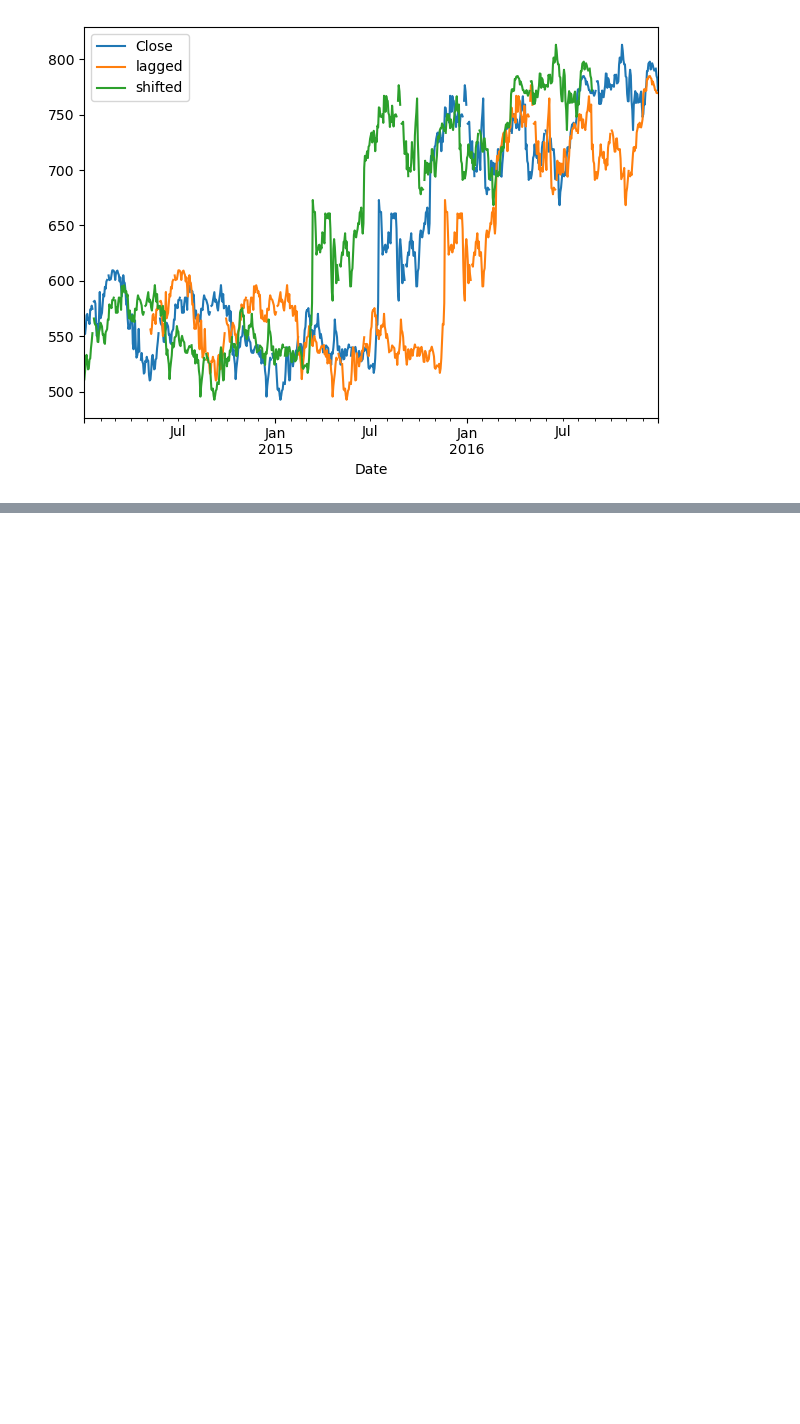
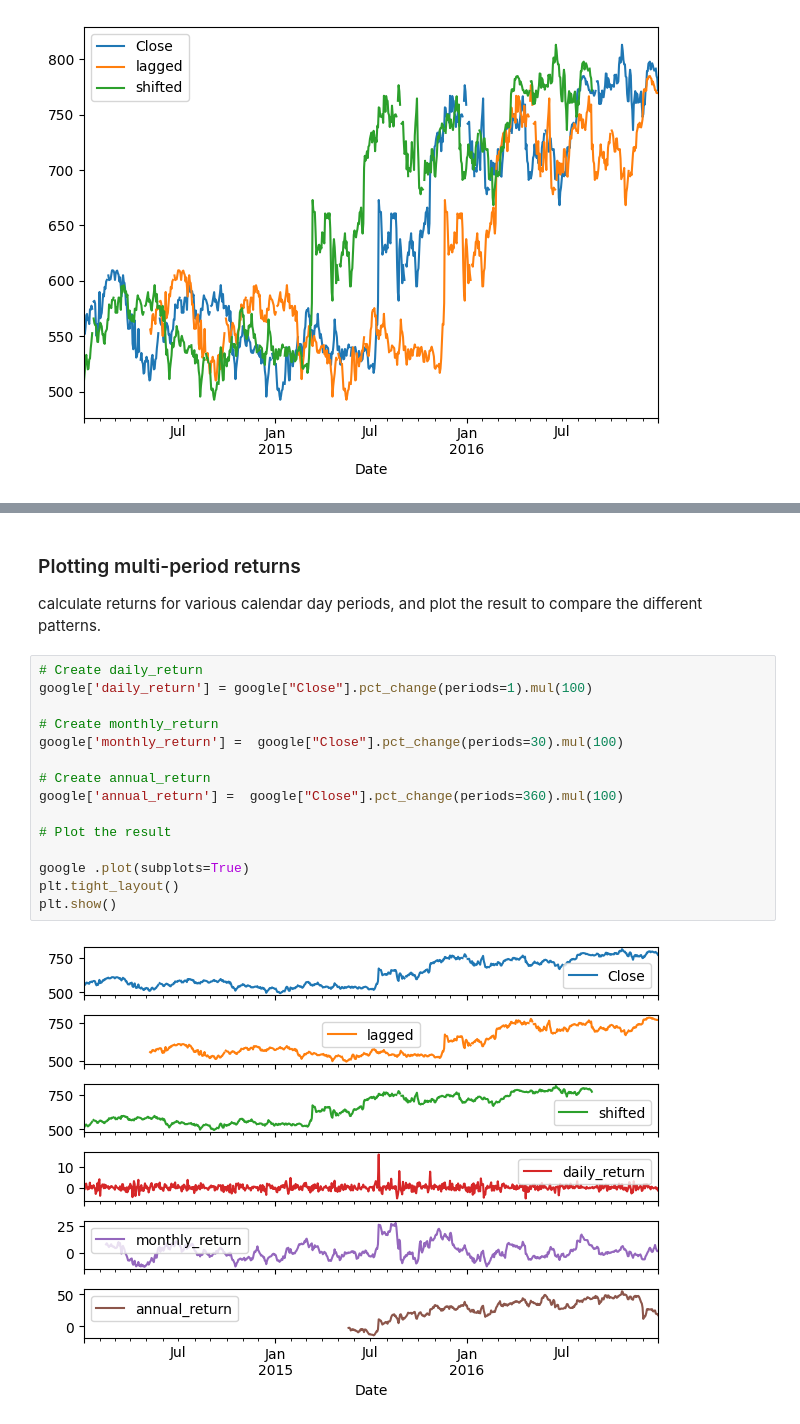
Before and after one commit to kesant/machine-learning-projects, a Jupyter notebook: Time series/manipulating_time_series.ipynb, the cells around one changed output, grey strips where cells are left out. Saved outputs shown, nothing was run; the diff lists cells and outputs as text; blank space fills up the shorter version.

```diff
--- a/Time series/manipulating_time_series.ipynb
+++ b/Time series/manipulating_time_series.ipynb
@@ -171,0 +195,20 @@ plt.show()
+# %% [markdown]
+### Plotting multi-period returns
+calculate returns for various calendar day periods, and plot the result to compare the different patterns.
+# %%
+# Create daily_return
+google['daily_return'] = google["Close"].pct_change(periods=1).mul(100)
+
+# Create monthly_return
+google['monthly_return'] =  google["Close"].pct_change(periods=30).mul(100)
+
+# Create annual_return
+google['annual_return'] =  google["Close"].pct_change(periods=360).mul(100)
+
+# Plot the result
+
+google .plot(subplots=True)
+plt.tight_layout()
+plt.show()
+# %% [output]
+[figure, added]
```
Also changed, not shown: parts of 9 cells of this notebook.
